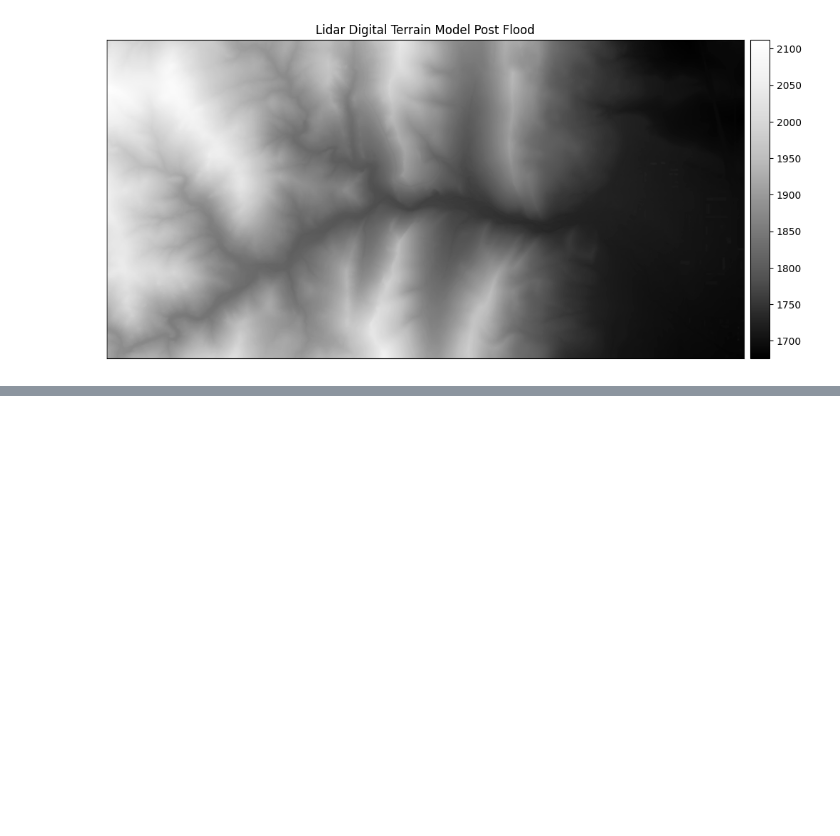
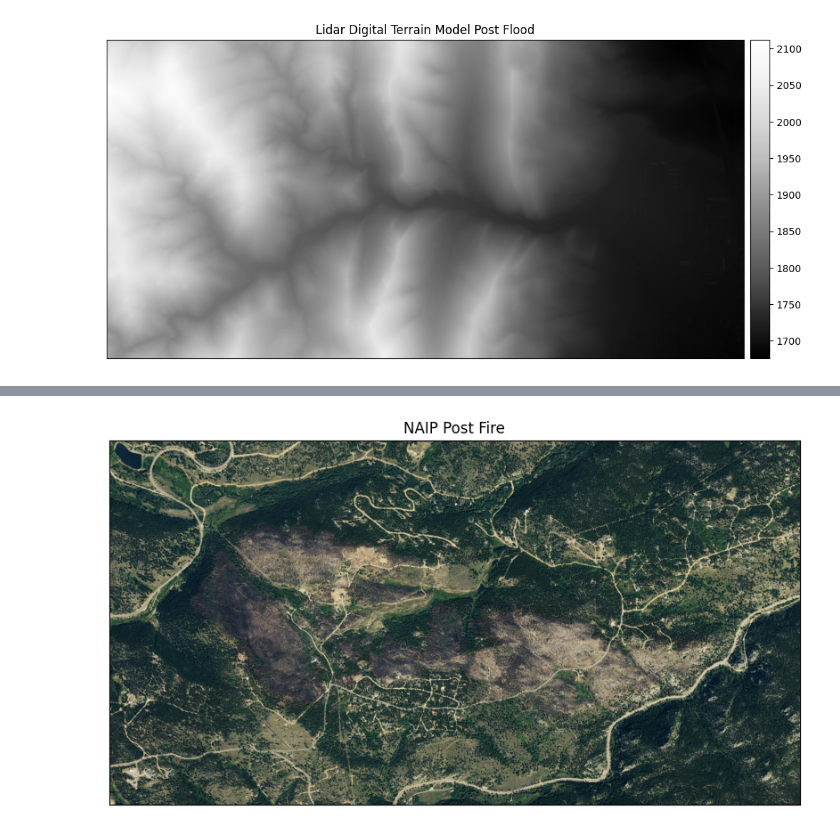
Before and after one commit to achi113s/EarthDataScience, a Jupyter notebook: intro/ch5_spatialdata/Lesson2RasterData.ipynb, the cells around one changed output, grey strips where cells are left out. Cells and saved outputs as stored; diff of their text form; code cells hidden in the pictures; blank space fills up the shorter version.

```diff
--- a/intro/ch5_spatialdata/Lesson2RasterData.ipynb
+++ b/intro/ch5_spatialdata/Lesson2RasterData.ipynb
@@ -190,0 +257,13 @@ plt.show()
+# %%
+# Add the code here to open the raster and read the numpy array inside it
+# Create a path for the data file - notice it is a .tif file
+naip_post_fire_path = os.path.join("earthpy-downloads",
+                                   "naip-before-after",
+                                   "post-fire",
+                                   "crop",
+                                   "m_3910505_nw_13_1_20170902_crop.tif")
+
+# open the file
+naip_post_fire = rxr.open_rasterio(naip_post_fire_path)
+
+naip_post_fire
@@ -190,0 +287,6 @@ plt.show()
+# %%
+ep.plot_rgb(naip_post_fire.values,
+           title='NAIP Post Fire')
+plt.show()
+# %% [output]
+[figure, added]
```
Also changed, not shown: parts of 9 cells of this notebook.
